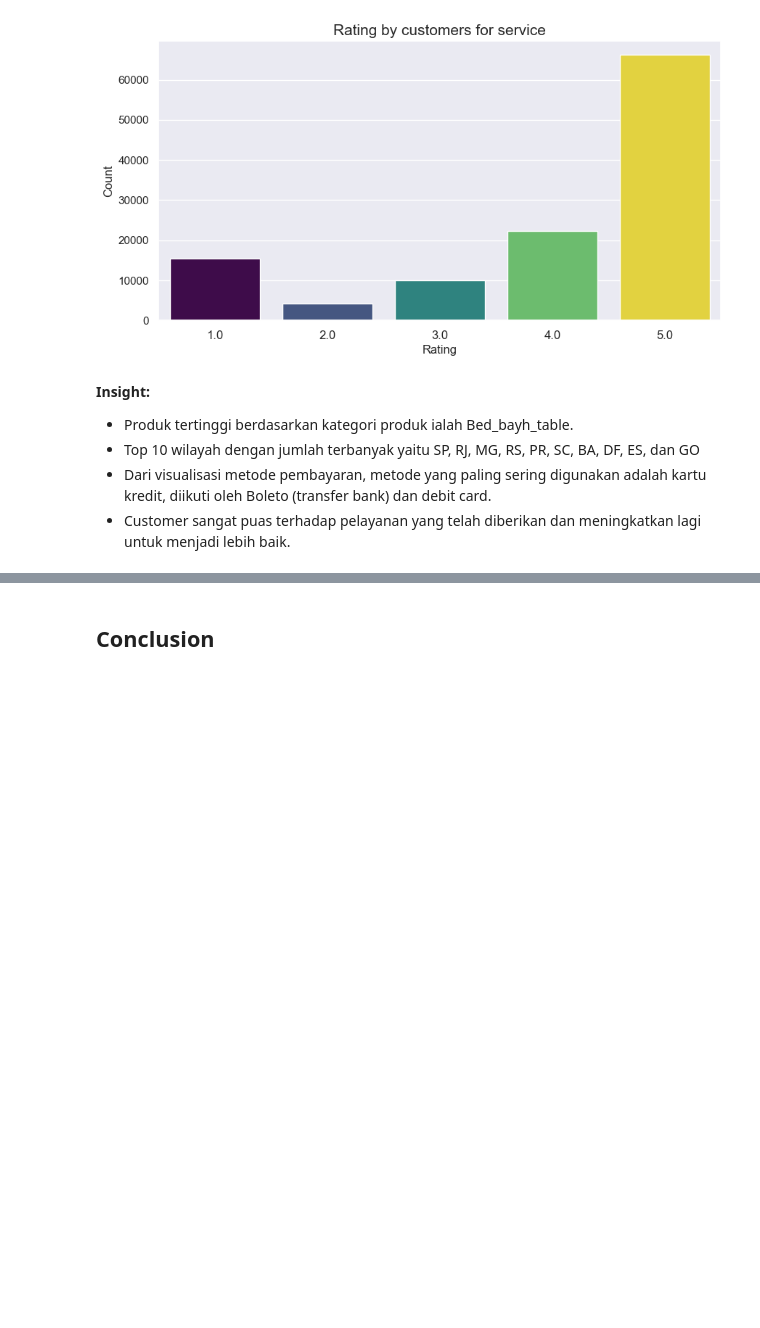
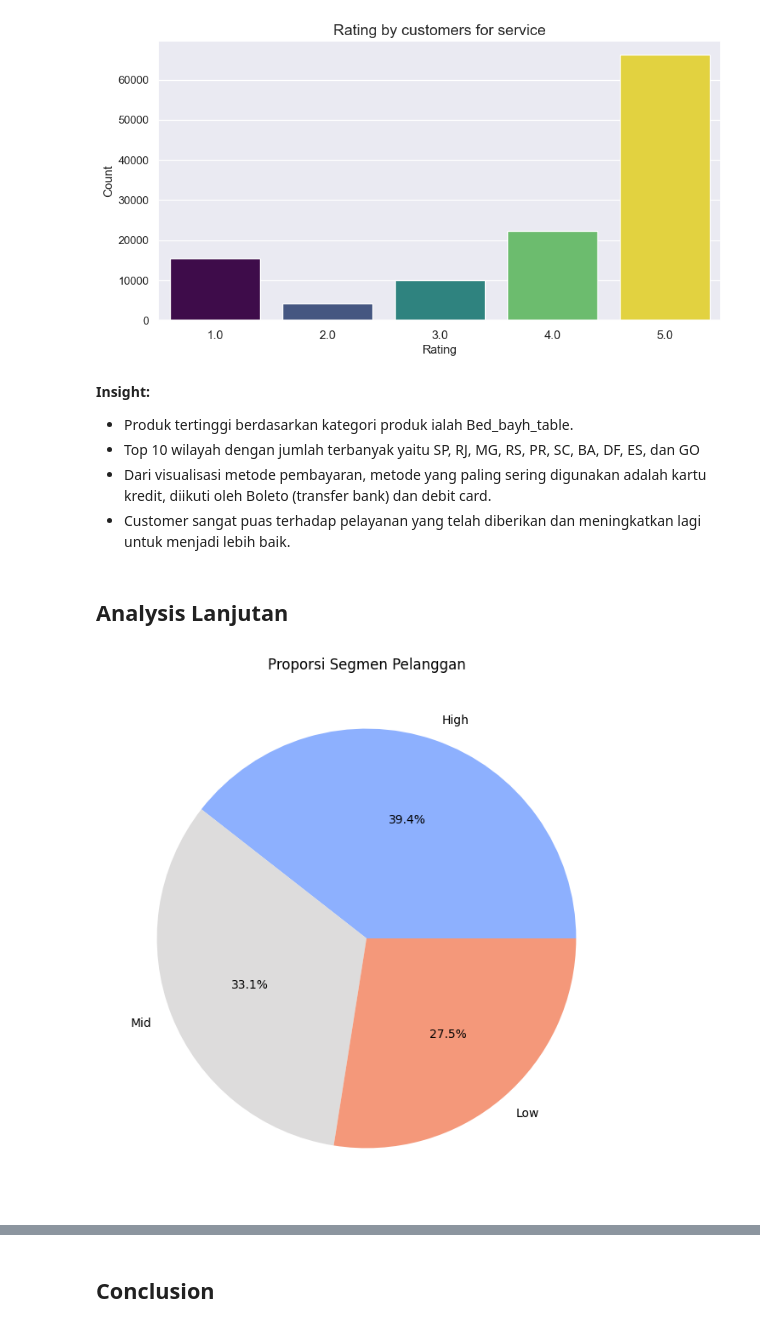
Before and after one commit to muazahalwyh/Proyek_Analisis_Data, a Jupyter notebook: notebook.ipynb, the cells around one changed output, grey strips where cells are left out. Cells and saved outputs as stored; diff of their text form; code cells hidden in the pictures; blank space fills up the shorter version.

```diff
--- a/notebook.ipynb
+++ b/notebook.ipynb
@@ -1005,3 +923,42 @@ plt.show()
 - Top 10 wilayah dengan jumlah terbanyak yaitu SP, RJ, MG, RS, PR, SC, BA, DF, ES, dan GO
 - Dari visualisasi metode pembayaran, metode yang paling sering digunakan adalah kartu kredit, diikuti oleh Boleto (transfer bank) dan debit card.
 - Customer sangat puas terhadap pelayanan yang telah diberikan dan meningkatkan lagi untuk menjadi lebih baik.
+# %% [markdown]
+## Analysis Lanjutan
+# %%
+import datetime as dt
+
+now = dt.datetime(2018, 10, 17)
+
+all_data['order_purchase_timestamp'] = pd.to_datetime(all_data['order_purchase_timestamp'])
+
+# Group by 'customer_id' and calculate Recency, Frequency, and Monetary
+recency = (now - all_data.groupby('customer_id')['order_purchase_timestamp'].max()).dt.days
+frequency = all_data.groupby('customer_id')['order_id'].count()
+monetary = all_data.groupby('customer_id')['price'].sum()
+# %%
+rfm = pd.DataFrame({
+    'customer_id': recency.index,
+    'Recency': recency.values,
+    'Frequency': frequency.values,
+    'Monetary': monetary.values
+})
+
+# Calculate Percentiles
+rfm_percentiles = rfm[['Recency', 'Frequency', 'Monetary']].rank(pct=True)
+
+# RFM Segmentation
+rfm['RFM_Score'] = rfm_percentiles['Recency'] * 100 + rfm_percentiles['Frequency'] * 10 + rfm_percentiles['Monetary']
+rfm['RFM_Score'] = rfm['RFM_Score'].clip(0, 100)
+rfm_segment = pd.cut(rfm['RFM_Score'], bins=[0, 33, 66, 100], labels=['Low', 'Mid', 'High'])
+rfm['Segment'] = rfm_segment
+# %%
+rfm_counts = rfm["Segment"].value_counts()
+
+plt.figure(figsize=(8, 8))
+plt.pie(rfm_counts, labels=rfm_counts.index, autopct="%1.1f%%", colors=sns.color_palette("coolwarm", len(rfm_counts)))
+
+plt.title("Proporsi Segmen Pelanggan")
+plt.show()
+# %% [output]
+[figure, added]
```
Also changed, not shown: parts of 27 cells of this notebook, 5 other files.
